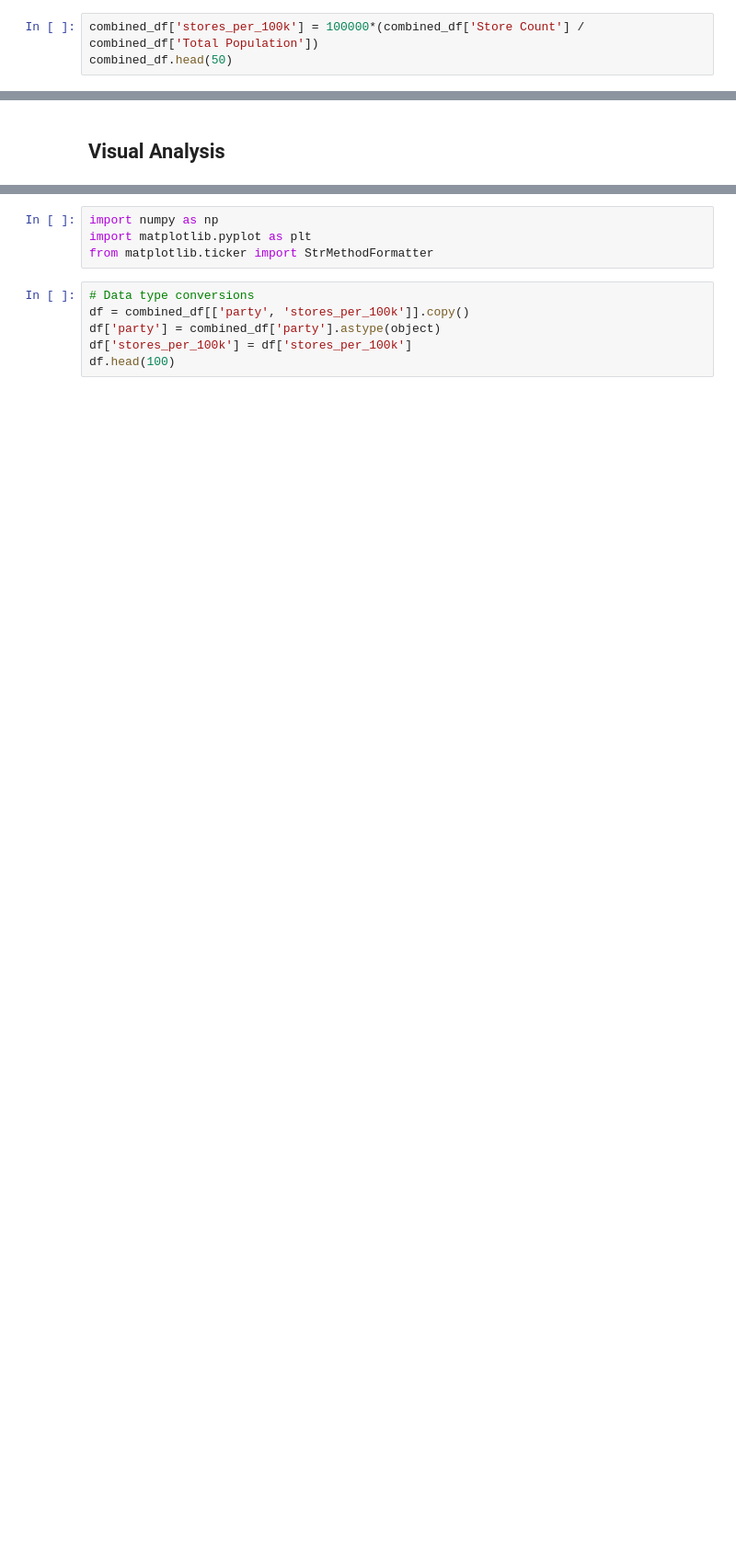
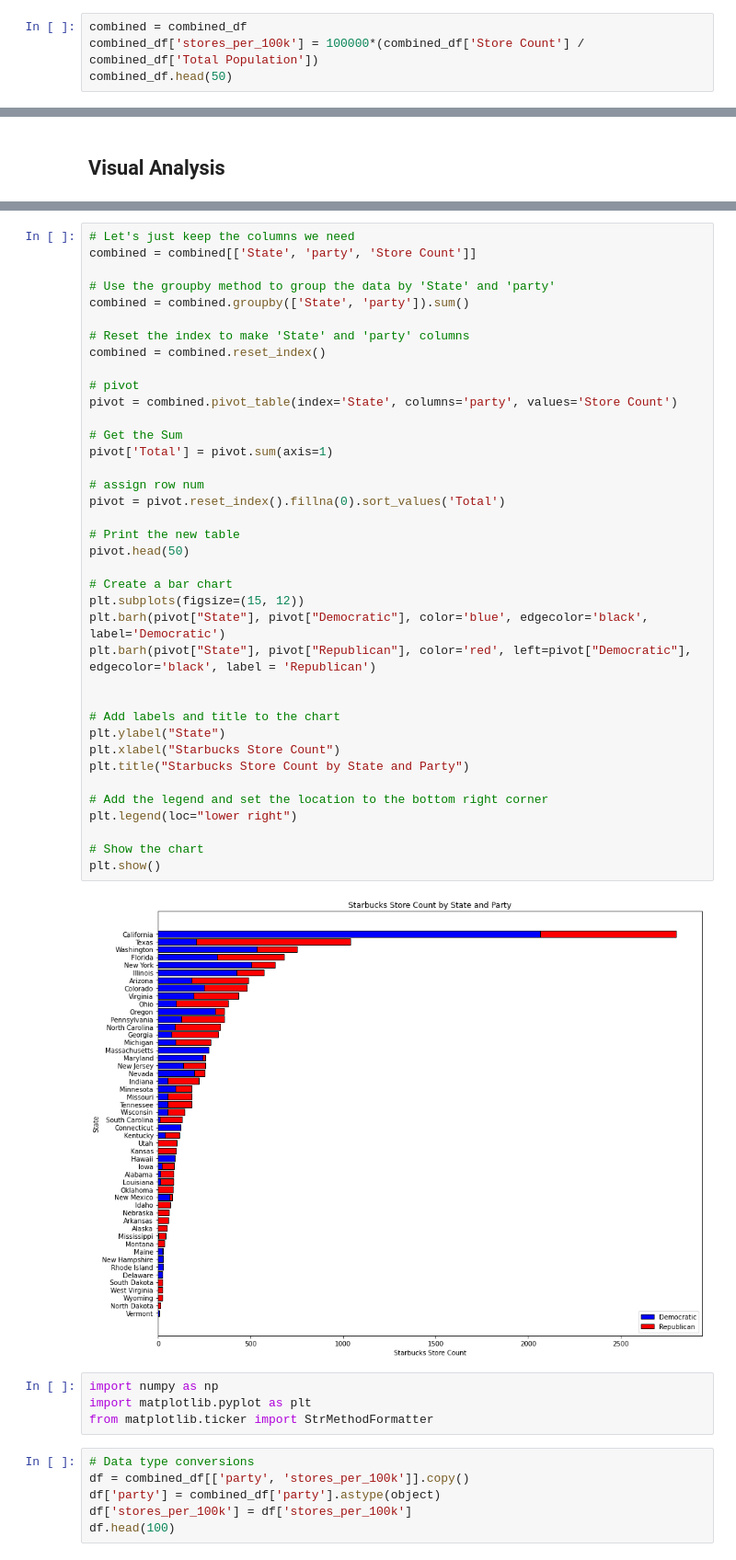
Before and after one commit to evroth/331-repo-demo, a Jupyter notebook: Congressional_Analysis.ipynb, the cells around one changed output, grey strips where cells are left out. Shown at 92% size. Cells and saved outputs as stored; diff of their text form; blank space fills up the shorter version.

```diff
--- a/Congressional_Analysis.ipynb
+++ b/Congressional_Analysis.ipynb
@@ -347,6 +347,7 @@ combined_df.head(10)
 | 8 | 765810 | 1 | Arizona | Democratic | 39 |
 | 9 | 720429 | 2 | Arizona | Republican | 56 |
 # %%
+combined = combined_df
 combined_df['stores_per_100k'] = 100000*(combined_df['Store Count'] / combined_df['Total Population'])
 combined_df.head(50)
 # %% [output]
@@ -385,3 +373,43 @@ plt.show()
+# %%
+# Let's just keep the columns we need
+combined = combined[['State', 'party', 'Store Count']]
+
+# Use the groupby method to group the data by 'State' and 'party'
+combined = combined.groupby(['State', 'party']).sum()
+
+# Reset the index to make 'State' and 'party' columns
+combined = combined.reset_index()
+
+# pivot
+pivot = combined.pivot_table(index='State', columns='party', values='Store Count')
+
+# Get the Sum
+pivot['Total'] = pivot.sum(axis=1)
+
+# assign row num
+pivot = pivot.reset_index().fillna(0).sort_values('Total')
+
+# Print the new table
+pivot.head(50)
+
+# Create a bar chart
+plt.subplots(figsize=(15, 12))
+plt.barh(pivot["State"], pivot["Democratic"], color='blue', edgecolor='black', label='Democratic')
+plt.barh(pivot["State"], pivot["Republican"], color='red', left=pivot["Democratic"], edgecolor='black', label = 'Republican')
+
+
+# Add labels and title to the chart
+plt.ylabel("State")
+plt.xlabel("Starbucks Store Count")
+plt.title("Starbucks Store Count by State and Party")
+
+# Add the legend and set the location to the bottom right corner
+plt.legend(loc="lower right")
+
+# Show the chart
+plt.show()
+# %% [output]
+[figure, added]
 # %%
 import numpy as np
 import matplotlib.pyplot as plt
```
Also changed, not shown: parts of 3 cells of this notebook.
